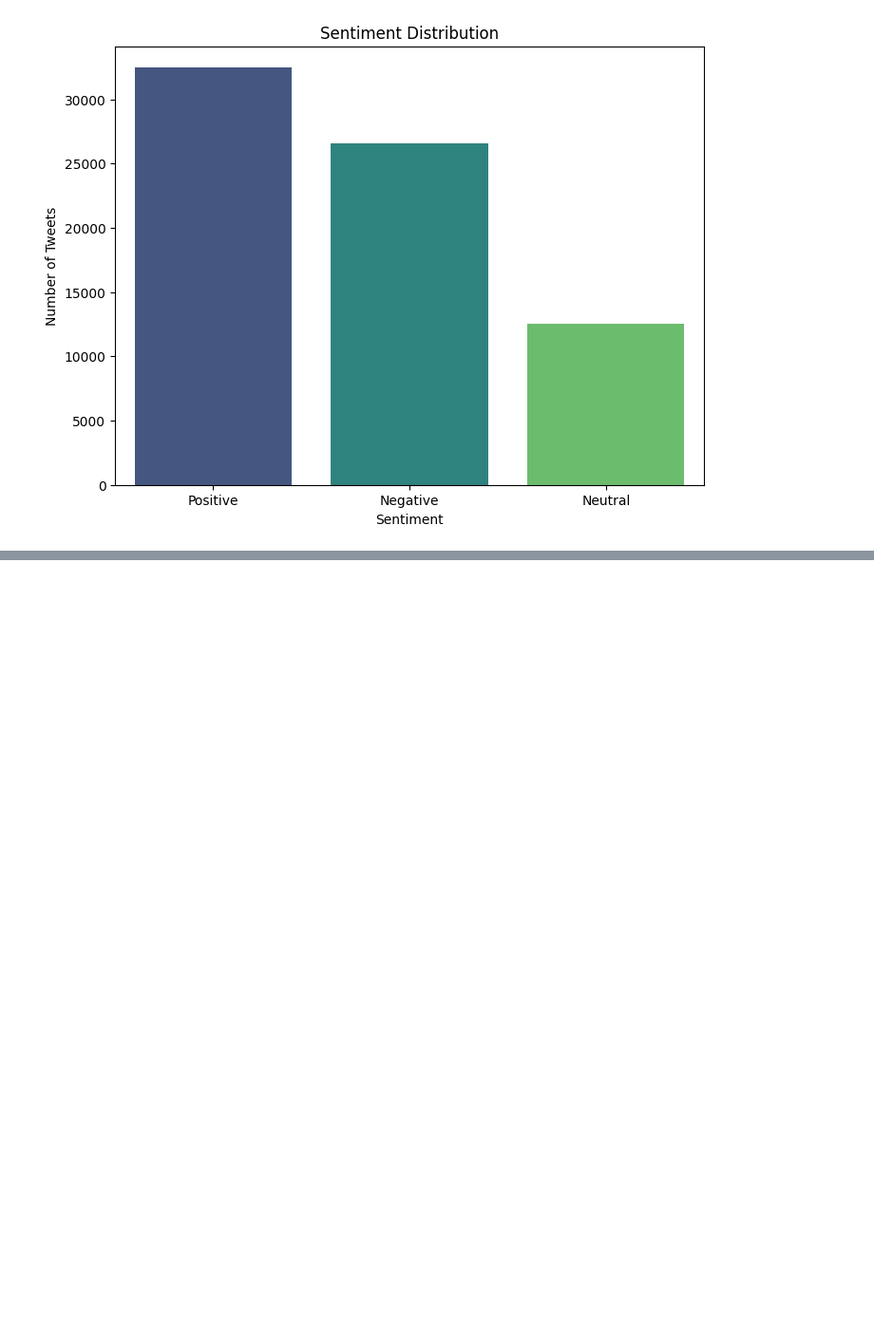
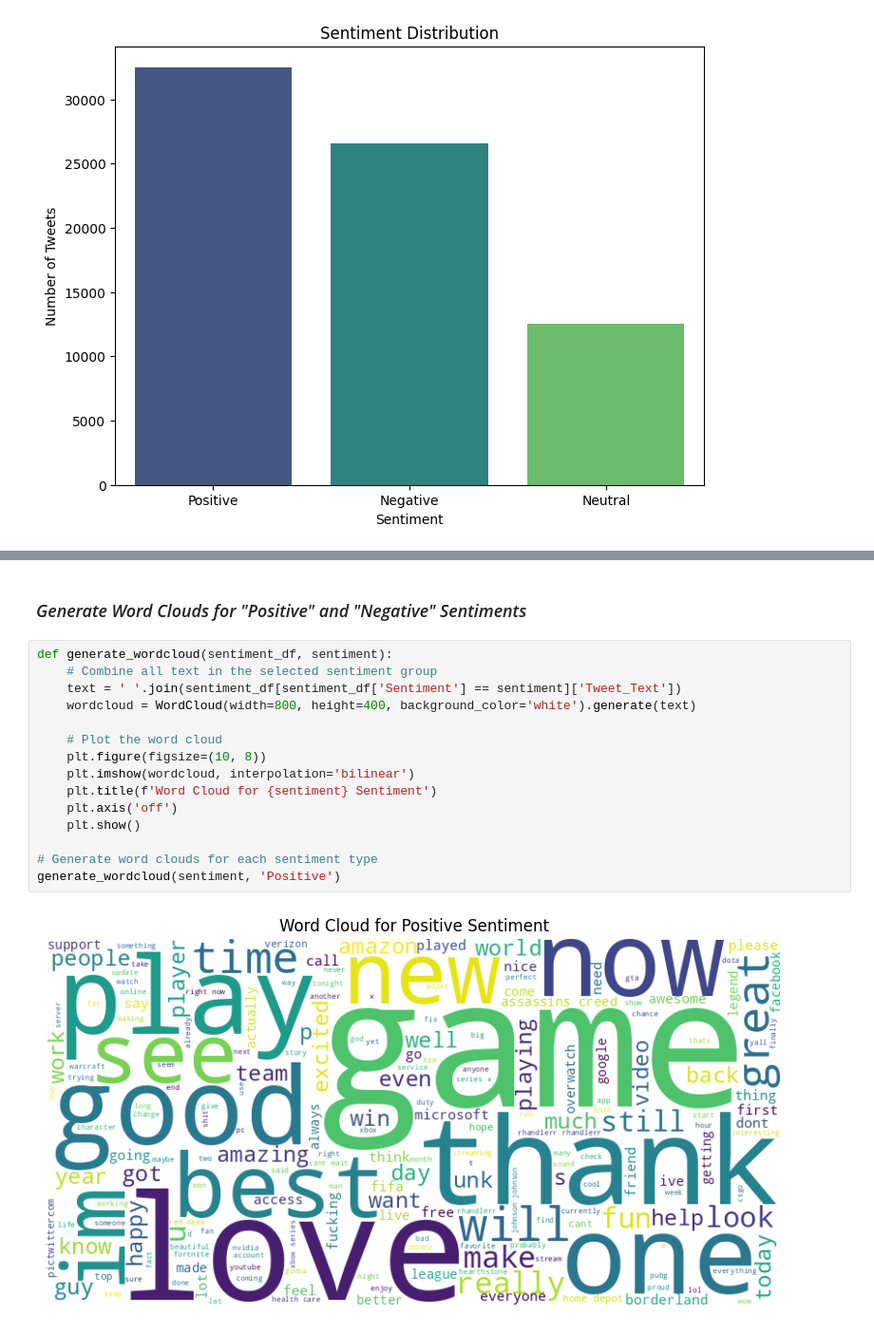
Before and after one commit to SnitTeshome/PRODIGY_DS_04, a Jupyter notebook: Task-04.ipynb, the cells around one changed output, grey strips where cells are left out. Shown at 95% size. Drawn from its saved outputs; the diff is of its cells as text; blank space fills up the shorter version.

```diff
--- a/Task-04.ipynb
+++ b/Task-04.ipynb
@@ -212,0 +217,19 @@ plt.show()
+# %% [markdown]
+### *Generate Word Clouds for "Positive" and "Negative" Sentiments*
+# %%
+def generate_wordcloud(sentiment_df, sentiment):
+    # Combine all text in the selected sentiment group
+    text = ' '.join(sentiment_df[sentiment_df['Sentiment'] == sentiment]['Tweet_Text'])
+    wordcloud = WordCloud(width=800, height=400, background_color='white').generate(text)
+
+    # Plot the word cloud
+    plt.figure(figsize=(10, 8))
+    plt.imshow(wordcloud, interpolation='bilinear')
+    plt.title(f'Word Cloud for {sentiment} Sentiment')
+    plt.axis('off')
+    plt.show()
+
+# Generate word clouds for each sentiment type
+generate_wordcloud(sentiment, 'Positive')
+# %% [output]
+[figure, added]
```
Also changed, not shown: parts of 9 cells of this notebook.
